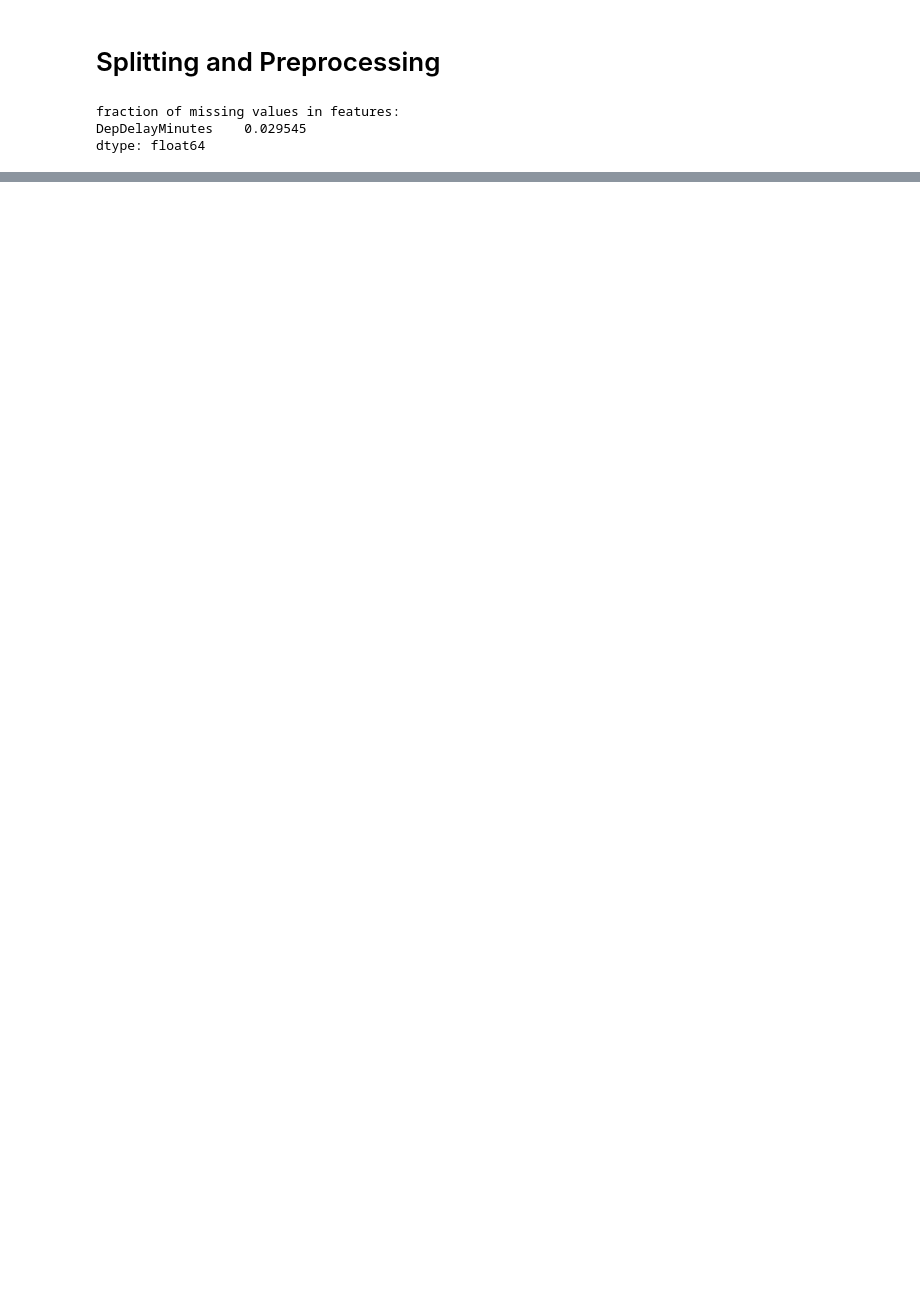
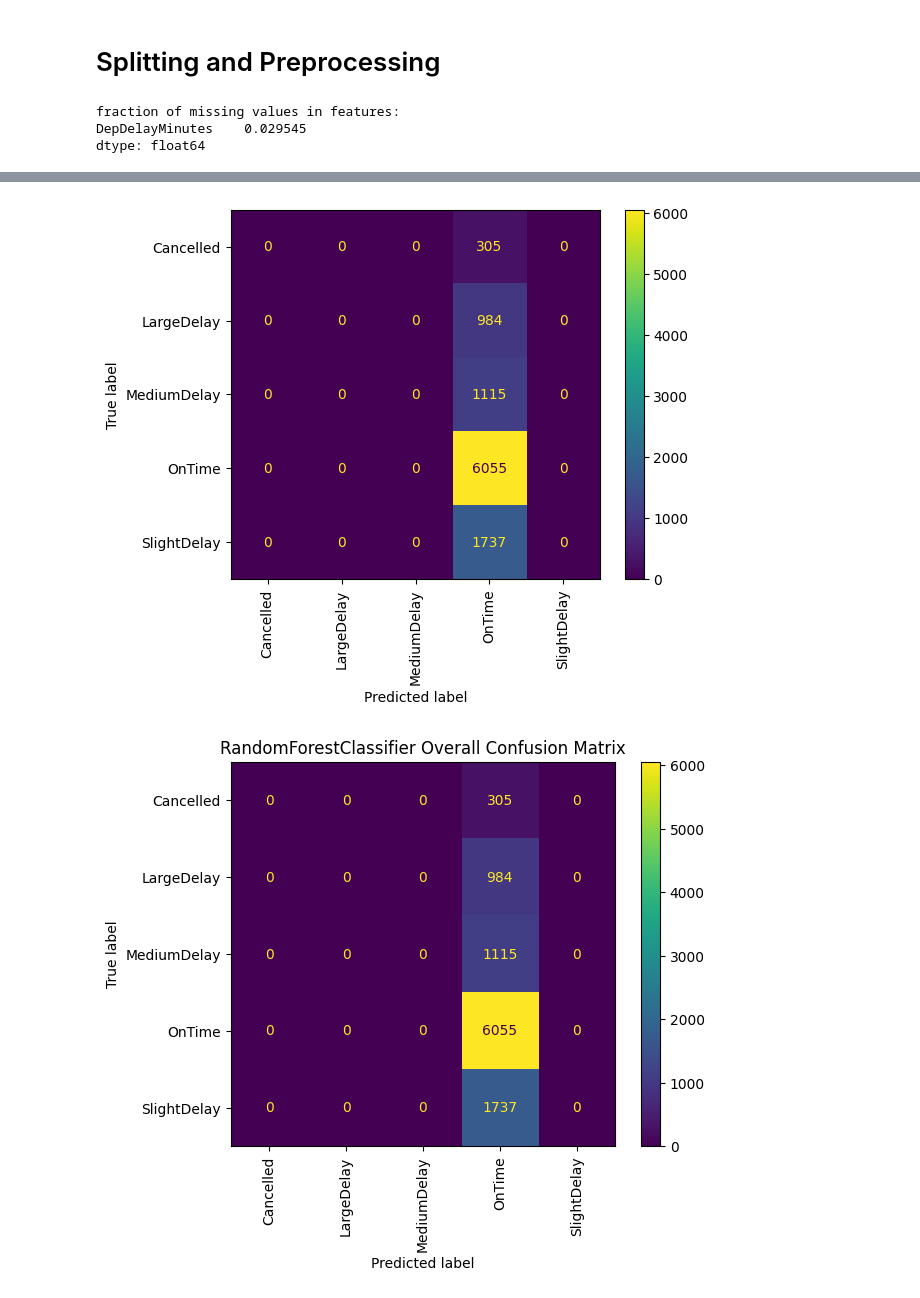
Before and after one commit to ameyerow/DATA1030-final, a Jupyter notebook: src/Final.ipynb, the cells around one changed output, grey strips where cells are left out. Cells and saved outputs as stored; diff of their text form; code cells hidden in the pictures; blank space fills up the shorter version.

```diff
--- a/src/Final.ipynb
+++ b/src/Final.ipynb
@@ -8,10 +8,14 @@ import numpy as np
 import pandas as pd
 import matplotlib.pyplot as plt
 from sklearn.model_selection import train_test_split
+import warnings
+warnings.filterwarnings("ignore")
 
-columns = ["Cancelled", "DepDelayMinutes", "Distance", "Airline", "Dest", "DestStateName", "Origin", "OriginStateName", "DayOfWeek", "CRSDepTime", "DepTimeBlk", "Month"]
+# columns = ["Cancelled", "DepDelayMinutes", "Distance", "Airline", "Dest", "DestStateName", "Origin", "OriginStateName", "DayOfWeek", "CRSDepTime", "DepTimeBlk", "Month"]
+columns = ["Cancelled", "DepDelayMinutes", "Distance", "Airline", "DayOfWeek", "DepTimeBlk", "Month"]
 
 df = pd.read_parquet('../data/Combined_Flights_2022.parquet', columns=columns)
 
+print(df.columns)
 print(df.shape)
 # %% [output]
@@ -419,0 +305,32 @@ plt.show()
+# %%
+from sklearn.ensemble import RandomForestClassifier
+
+def RF_fit_function(X_train_prep, y_train, eval_set, params):
+    model = RandomForestClassifier()
+    model.set_params(**params)
+    model.fit(X_train_prep, y_train)
+    return model
+
+RF_param_grid = {
+    'max_depth': [3, 10, 30]
+}
+
+RF_models = []
+RF_test_scores = []
+RF_X_test_preps = []
+RF_y_tests = []
+RF_feature_names_list = []
+
+num_random_states = 3
+for i in range(num_random_states):
+    random_state = i*42
+    RF_model, RF_test_score, RF_X_test_prep, RF_y_test, RF_feature_names = ML_pipeline(X, y, RF_param_grid, RF_fit_function, random_state)
+
+    RF_models.append(RF_model)
+    RF_test_scores.append(RF_test_score)
+    RF_X_test_preps.append(RF_X_test_prep)
+    RF_y_tests.append(RF_y_test)
+    RF_feature_names_list.append(RF_feature_names)
+
+print(f'Mean of test scores: {np.mean(RF_test_scores)}')
+print(f'STD of test scores: {np.std(RF_test_scores)}')
@@ -419,0 +355,6 @@ plt.show()
+# %%
+best_index = np.argmax(RF_test_scores)
+understand_results('RandomForestClassifier', RF_models[best_index], RF_test_scores[best_index], RF_X_test_preps[best_index], RF_y_tests[best_index], RF_feature_names_list[best_index], xgboost_importances=False, shap_tree_importance=True)
+# %% [output]
+[figure, added]
+[figure, added]
```
Also changed, not shown: parts of 27 cells of this notebook, 31 other files.
